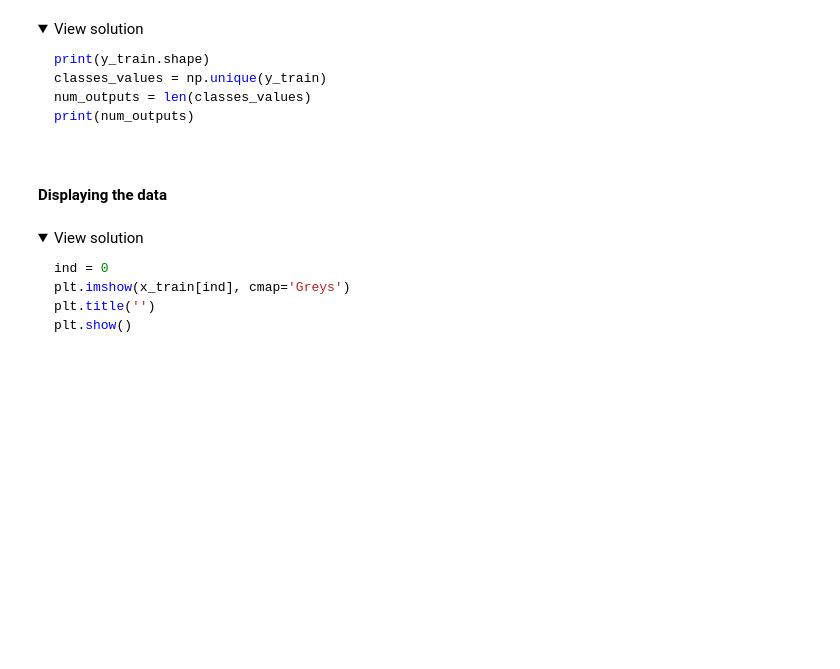
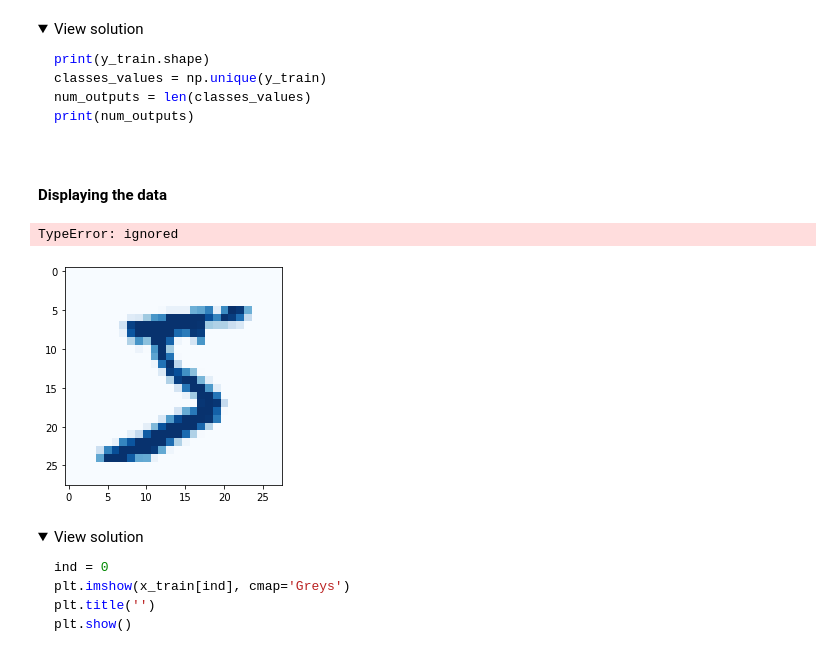
Before and after one commit to L4ncelot1024/Learn_Deep_Learning_Le_Wagon, a Jupyter notebook: Day1/01_MNIST_Classification_CHALLENGE.ipynb, the cells around one changed output. Saved outputs shown, nothing was run; the diff lists cells and outputs as text; code cells hidden in the pictures; folded sections open; blank space fills up the shorter version.

```diff
--- a/Day1/01_MNIST_Classification_CHALLENGE.ipynb
+++ b/Day1/01_MNIST_Classification_CHALLENGE.ipynb
@@ -56,6 +96,14 @@ print(num_outputs)
 # %%
 # TODO: Display a given image along with its class
 # hint: make use of the matplotlib.pyplot library already imported as plt
+ind = 0
+plt.imshow(x_train[ind], cmap='Blues')
+str = 'Vizualization of sample #'+ind
+plt.title(str)
+plt.show()
+# %% [output]
+TypeError: ignored
+[figure, added]
 # %% [markdown]
 <details>
 <summary markdown='span'>View solution
```
Also changed, not shown: parts of 33 cells of this notebook.
